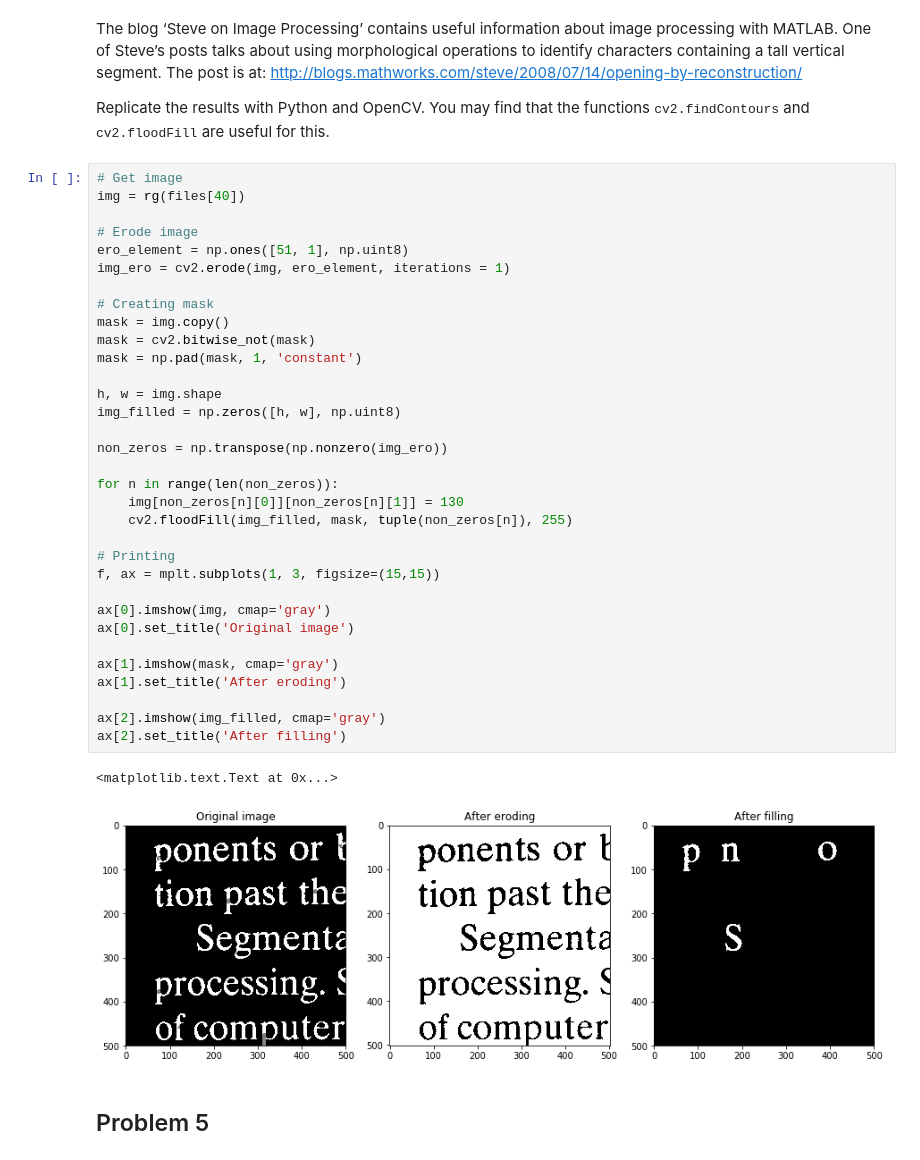
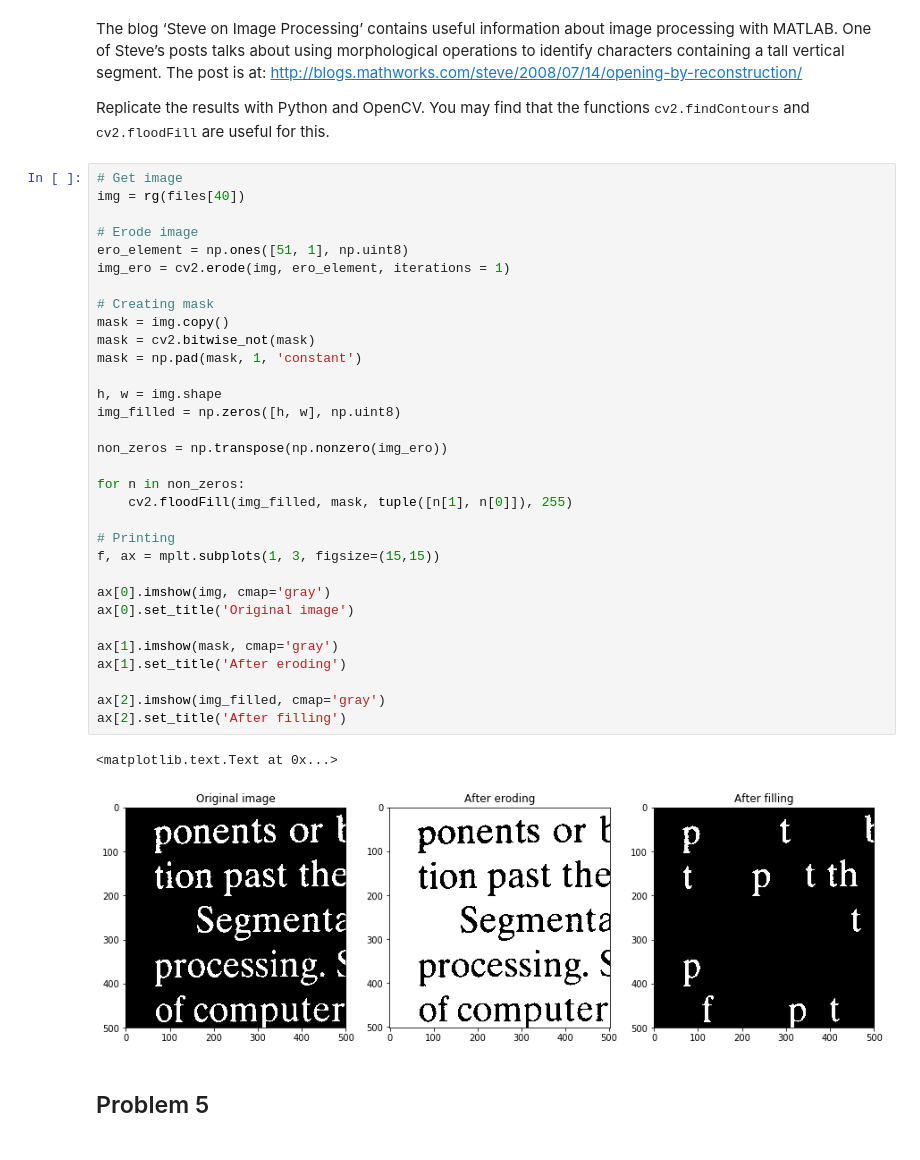
Before and after one commit to karolaya/PDI, a Jupyter notebook: PS-04/problem_set_4.ipynb, the cells around one changed output. Cells and saved outputs as stored; diff of their text form.

```diff
--- a/PS-04/problem_set_4.ipynb
+++ b/PS-04/problem_set_4.ipynb
@@ -146,37 +145,36 @@ Replicate the results with Python and OpenCV. You may find that the functions <t
 img = rg(files[40])
 
 # Erode image
 ero_element = np.ones([51, 1], np.uint8)
 img_ero = cv2.erode(img, ero_element, iterations = 1)
 
 # Creating mask
 mask = img.copy()
 mask = cv2.bitwise_not(mask)
 mask = np.pad(mask, 1, 'constant')
 
 h, w = img.shape
 img_filled = np.zeros([h, w], np.uint8)
 
 non_zeros = np.transpose(np.nonzero(img_ero))
 
-for n in range(len(non_zeros)):
-    img[non_zeros[n][0]][non_zeros[n][1]] = 130
-    cv2.floodFill(img_filled, mask, tuple(non_zeros[n]), 255)
+for n in non_zeros:
+    cv2.floodFill(img_filled, mask, tuple([n[1], n[0]]), 255)
 
 # Printing
 f, ax = mplt.subplots(1, 3, figsize=(15,15))
 
 ax[0].imshow(img, cmap='gray')
 ax[0].set_title('Original image')
 
 ax[1].imshow(mask, cmap='gray')
 ax[1].set_title('After eroding')
 
 ax[2].imshow(img_filled, cmap='gray')
 ax[2].set_title('After filling')
 # %% [output]
 <matplotlib.text.Text at 0x...>
-[figure, old version]
+[figure, new version]
 # %% [markdown]
 ## Problem 5
 # %% [markdown]
```
Also changed, not shown: parts of 1 cell of this notebook.
